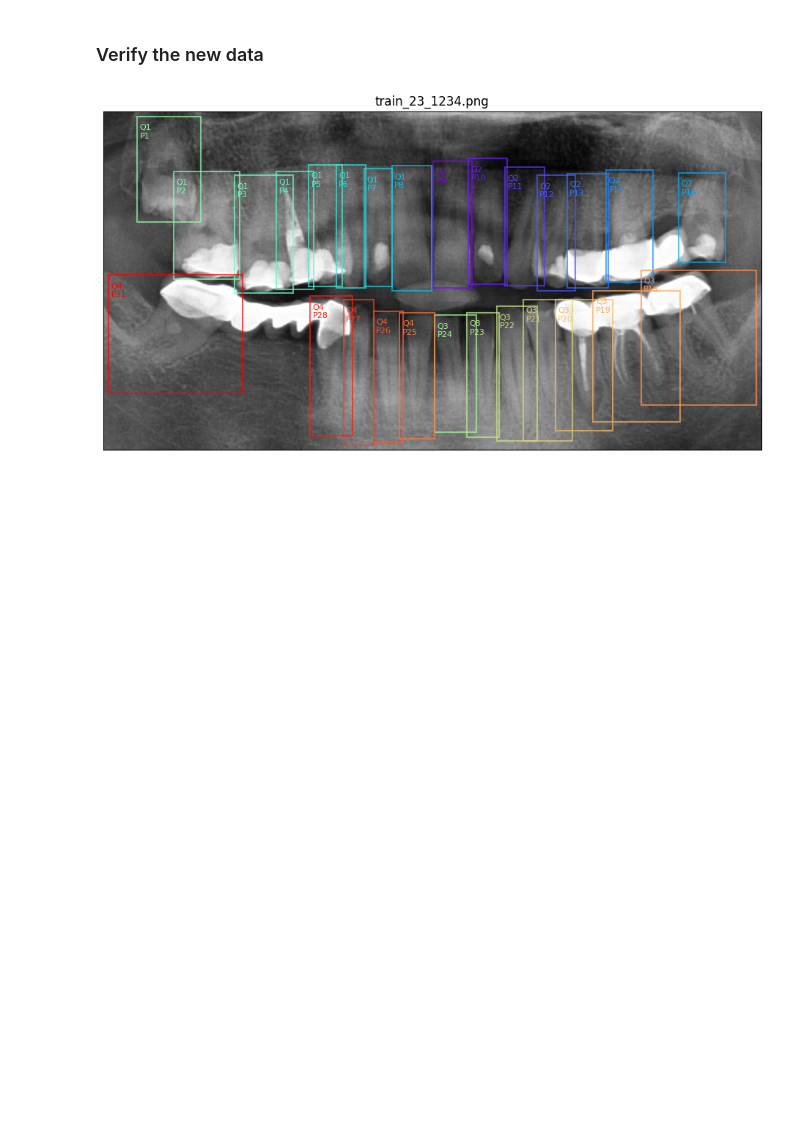
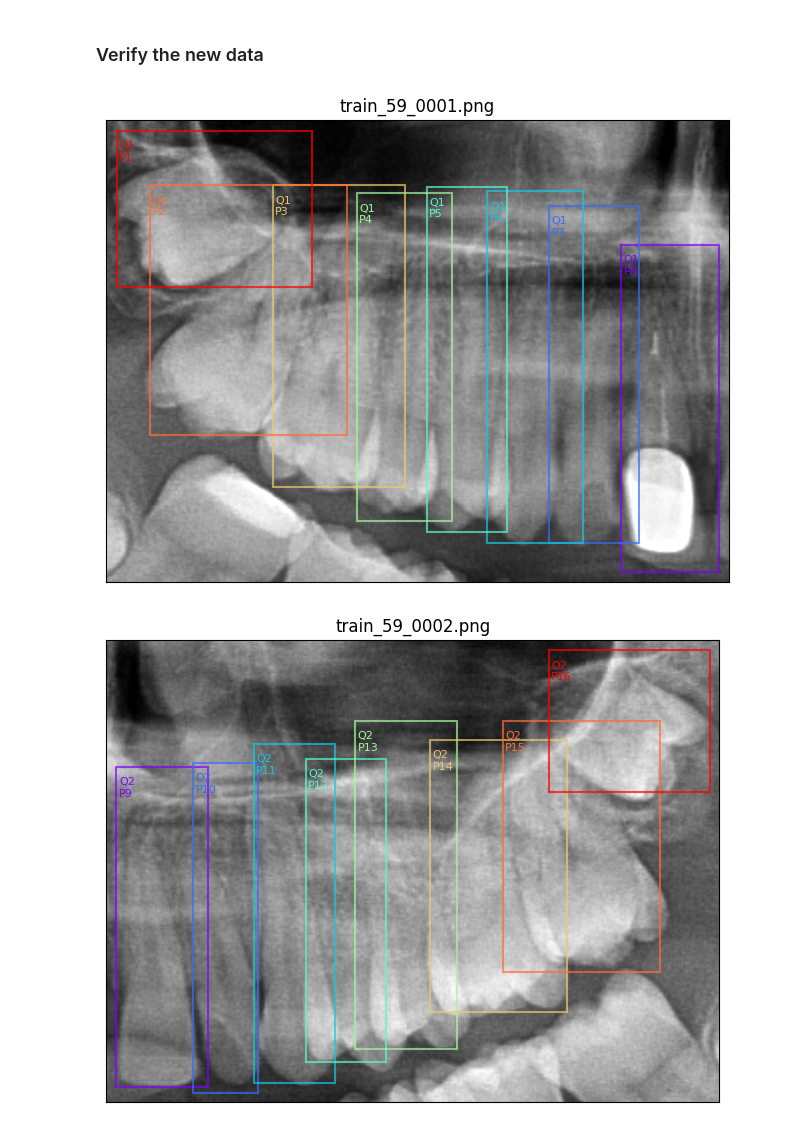
Before and after one commit to awerdich/computervision, a Jupyter notebook: notebooks/detection/04_cropping_data.ipynb, the cells around one changed output. Cells and saved outputs as stored; diff of their text form; code cells hidden in the pictures; blank space fills up the shorter version.

Commit message:
crop quadrants

```diff
--- a/notebooks/detection/04_cropping_data.ipynb
+++ b/notebooks/detection/04_cropping_data.ipynb
@@ -183,13 +183,13 @@ ax = plot_segmentations(image=im, segmentation_list=points, ax=ax)
 # %%
 # Crop the images using the quadrants
 qlist = list(np.arange(1, 5, 1))
-quadrant_list = [[q] for q in qlist]
-quadrant_list.append(qlist)
+quadrant_cropping_list = [[q] for q in qlist]
+quadrant_cropping_list.append(qlist)
 
 # List of files
 file_list = sorted(list(df['file_name'].unique()))
 print(len(file_list))
-print(f'Cropping bounding boxes for these quadrants: {quadrant_list}')
+print(f'Cropping bounding boxes for these quadrants: {quadrant_cropping_list}')
 # %% [output]
 634
 Cropping bounding boxes for these quadrants: [[1], [2], [3], [4], [1, 2, 3, 4]]
@@ -208,13 +208,16 @@ for f, file_name in enumerate(file_list):
     im = ImageData().load_image(file)
     xlim, ylim = (0, im.shape[1]), (0, im.shape[0])
 
+    # Save the name of the panoramic xray
+    file_base_name = os.path.splitext(file_name)[0]
+
     # Annotations for the selected quadrants
-    for quadrants in quadrant_list:
+    for quadrant_list in quadrant_cropping_list:
 
-        quadrant_str = ''.join(str(q) for q in quadrants).zfill(4)
+        quadrant_str = ''.join(str(q) for q in quadrant_list).zfill(4)
 
         dfq = df.loc[(df['file_name'] == file_name) &
-            (df['quadrant'].isin(quadrants))].reset_index(drop=True)
+            (df['quadrant'].isin(quadrant_list))].reset_index(drop=True)
 
         # There might be no annotations, so we will skip the quadrant
         if len(dfq) > 0:
@@ -269,6 +272,7 @@ for f, file_name in enumerate(file_list):
             dfq_cropped = dfq_cropped.assign(height=im_cropped.shape[0],
                                              width=im_cropped.shape[1],
                                              file_name=file_name_cropped,
+                                             file_base_name=file_base_name,
                                              image_quadrants=quadrant_str)
 
             # Information from the original data frame
@@ -307,35 +316,44 @@ print(df_cropped.shape)
 # %%
 # Load the data frame with the new annotations
 df_cropped = pd.read_parquet(parquet_file_cropped)
 
+# Ouput directory
+example_dir = os.path.join(data_dir, 'training_examples')
+Path(example_dir).mkdir(parents=True, exist_ok=True)
+
 # Check the data
 rng = np.random.default_rng()
-file_name = rng.choice(a=df_cropped['file_name'].unique(), size=1)[0]
-file = os.path.join(output_dir, file_name)
-im_cropped = ImageData().load_image(file)
+file_base_name = rng.choice(a=df_cropped['file_base_name'].unique(), size=1)[0]
+file_name_list = sorted(list(df_cropped.loc[df_cropped['file_base_name'] == file_base_name, 'file_name'].unique()))
 
-df_cropped_file = df_cropped.loc[df_cropped['file_name'] == file_name]
+for file_name in file_name_list:
 
-# Get the bounding boxes and positions
-box_list = [list(box) for box in df_cropped_file['bbox'].tolist()]
-ada_list = df_cropped_file['ada'].tolist()
-quad_list = df_cropped_file['quadrant'].tolist()
-label_list = [f'Q{quad_list[b]}\nP{ada_list[b]}' for b in range(len(box_list))]
+    file = os.path.join(output_dir, file_name)
+    im_cropped = ImageData().load_image(file)
 
-# Segmentations
-segmentations = df_cropped_file['segmentation'].tolist()
-# We need to convert this into a list of N x 2 arrays
-points = [segmentation_edges(list(seg[0])) for seg in segmentations]
+    df_cropped_file = df_cropped.loc[df_cropped['file_name'] == file_name]
 
-# Create the figure
-fig, ax = plt.subplots(figsize=(12, 6))
-ax = plot_boxes(image=im_cropped, ax=ax, box_list=box_list, label_list=label_list, color=None, cmap='grey')
-ax.set(title=file_name)
-# ax = plot_segmentations(image=im_cropped, segmentation_list=points, ax=ax, cmap='grey')
-# Save the overlay figure
-overlay_figure_name = f'{os.path.splitext(file_name)[0]}_cropped_{quadrant_str}_boxes.png'
-overlay_file = os.path.join(data_dir, overlay_figure_name)
-plt.savefig(overlay_file, bbox_inches='tight')
-plt.show()
+    # Get the bounding boxes and positions
+    box_list = [list(box) for box in df_cropped_file['bbox'].tolist()]
+    ada_list = df_cropped_file['ada'].tolist()
+    quad_list = df_cropped_file['quadrant'].tolist()
+    label_list = [f'Q{quad_list[b]}\nP{ada_list[b]}' for b in range(len(box_list))]
+
+    # Segmentations
+    segmentations = df_cropped_file['segmentation'].tolist()
+    # We need to convert this into a list of N x 2 arrays
+    points = [segmentation_edges(list(seg[0])) for seg in segmentations]
+
+    # Create the figure
+    fig, ax = plt.subplots(figsize=(12, 6))
+    ax = plot_boxes(image=im_cropped, ax=ax, box_list=box_list, label_list=label_list, color=None, cmap='grey')
+    ax.set(title=file_name)
+    # ax = plot_segmentations(image=im_cropped, segmentation_list=points, ax=ax, cmap='grey')
+    # Save the overlay figure
+    overlay_figure_name = f'{os.path.splitext(file_name)[0]}_boxes.png'
+    overlay_file = os.path.join(example_dir, overlay_figure_name)
+    plt.savefig(overlay_file, bbox_inches='tight')
+    plt.show()
 # %% [output]
-[figure, old version]
+[figure, new version]
+[figure, added]
```
Also changed, not shown: parts of 3 cells of this notebook, 1 other file.
